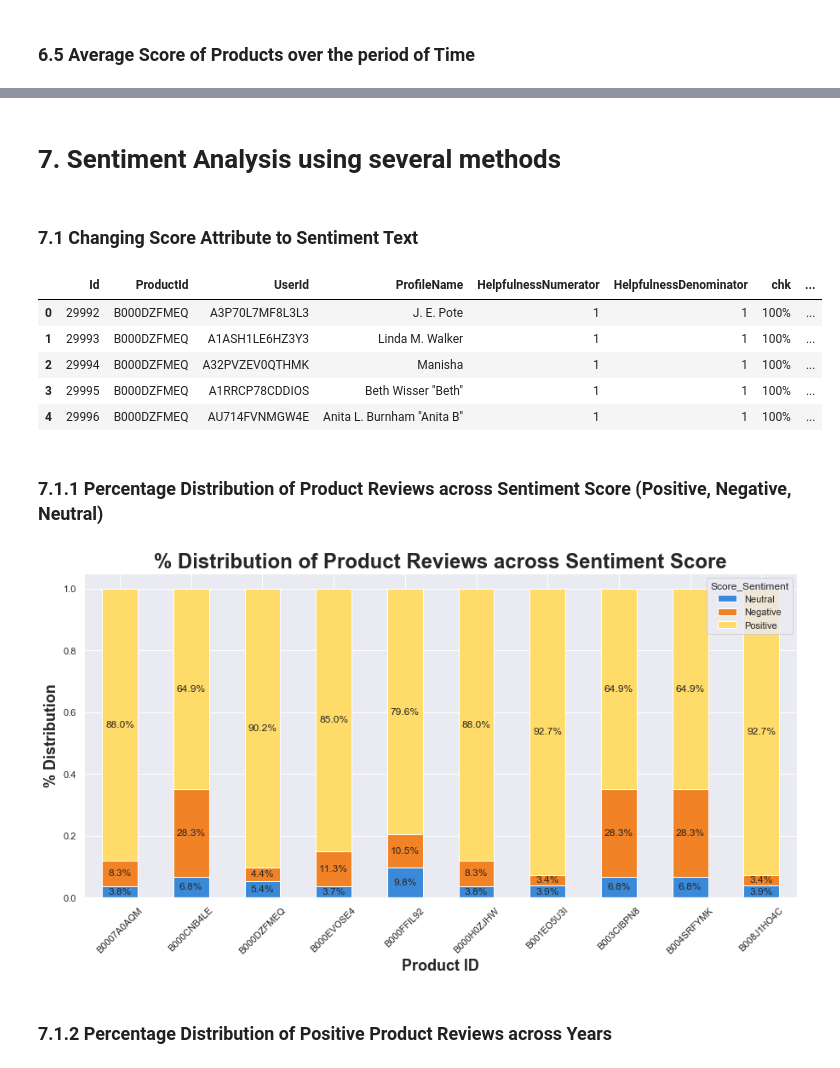
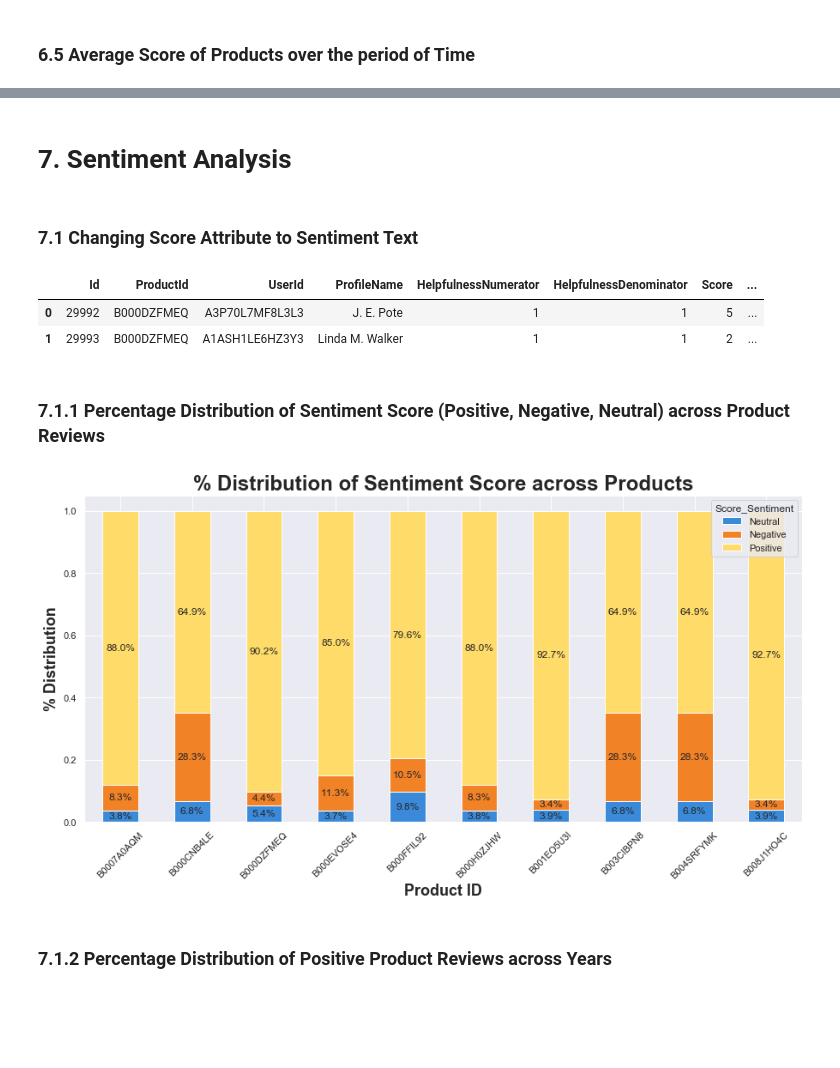
Before and after one commit to vibhutivadje/Text_Mining_Project, a Jupyter notebook: AmazonfoodReview_Analysis.ipynb, the cells around one changed output, grey strips where cells are left out. Cells and saved outputs as stored; diff of their text form; code cells hidden in the pictures; blank space fills up the shorter version.

```diff
--- a/AmazonfoodReview_Analysis.ipynb
+++ b/AmazonfoodReview_Analysis.ipynb
@@ -297,48 +271,45 @@ sns.heatmap(score_product_years,annot=True,cmap=cmap, fmt='.2g');
 ProdcutIds = ['B0007A0AQW','B000BRR8VQ','B000H0ZJIG','B000H1217M','B004SRH2B6']
 df_final = df_final[df_final.ProductId.isin(ProdcutIds)==False]
 # %% [markdown]
-# 7. Sentiment Analysis using several methods
+# 7. Sentiment Analysis
 # %% [markdown]
 ### 7.1 Changing Score Attribute to Sentiment Text
 # %%
 df_final.loc[df_final.Score>3,'Score_Sentiment'] = 'Positive'
 df_final.loc[df_final.Score==3,'Score_Sentiment'] = 'Neutral'
 df_final.loc[df_final.Score<3,'Score_Sentiment'] = 'Negative'
-df_final.head()
+df_final.head(2)
 # %% [output]
-|  | Id | ProductId | UserId | ProfileName | HelpfulnessNumerator | HelpfulnessDenominator | chk | ... |
-| 0 | 29992 | B000DZFMEQ | A3P70L7MF8L3L3 | J. E. Pote | 1 | 1 | 100% | ... |
-| 1 | 29993 | B000DZFMEQ | A1ASH1LE6HZ3Y3 | Linda M. Walker | 1 | 1 | 100% | ... |
-| 2 | 29994 | B000DZFMEQ | A32PVZEV0QTHMK | Manisha | 1 | 1 | 100% | ... |
-| 3 | 29995 | B000DZFMEQ | A1RRCP78CDDIOS | Beth Wisser "Beth" | 1 | 1 | 100% | ... |
-| 4 | 29996 | B000DZFMEQ | AU714FVNMGW4E | Anita L. Burnham "Anita B" | 1 | 1 | 100% | ... |
+|  | Id | ProductId | UserId | ProfileName | HelpfulnessNumerator | HelpfulnessDenominator | Score | ... |
+| 0 | 29992 | B000DZFMEQ | A3P70L7MF8L3L3 | J. E. Pote | 1 | 1 | 5 | ... |
+| 1 | 29993 | B000DZFMEQ | A1ASH1LE6HZ3Y3 | Linda M. Walker | 1 | 1 | 2 | ... |
 # %% [markdown]
-### 7.1.1 Percentage Distribution of Product Reviews across Sentiment Score (Positive, Negative, Neutral)
+### 7.1.1 Percentage Distribution of Sentiment Score (Positive, Negative, Neutral) across Product Reviews
 # %%
 product_scoresentiment = pd.crosstab(df_final['ProductId'],df_final['Score_Sentiment'])
 product_scoresentiment["Total"] = product_scoresentiment.sum(axis = 1)
 
 # From raw value to percentage
 Negative = [i / j for i,j in zip(product_scoresentiment.Negative, product_scoresentiment.Total)]
 Positive = [i / j for i,j in zip(product_scoresentiment.Positive, product_scoresentiment.Total)]
 Neutral = [i / j for i,j in zip(product_scoresentiment.Neutral, product_scoresentiment.Total)]
 
 product_scoresentiment["Neutral"] = Neutral
 product_scoresentiment["Negative"] = Negative
 product_scoresentiment["Positive"] = Positive
 
 # Plot graph
 bar_plot = product_scoresentiment[["Neutral","Negative", "Positive"]].plot(kind='bar', stacked=True, title ="Products & Reviews Distribution", figsize=(15, 7), legend=True, color=['#3b8ad9','#f18226','#ffdb69'])
 plt.ticklabel_format(style='plain', axis='y',useOffset=False)
 plt.xticks(rotation=45)
-plt.title('% Distribution of Product Reviews across Sentiment Score',fontsize=24, y=1, weight = 'bold')
+plt.title('% Distribution of Sentiment Score across Products',fontsize=24, y=1, weight = 'bold')
 for p in bar_plot.patches:
     bar_plot.annotate(str(format(p.get_height(), '.1%')), (p.get_x() + p.get_width() / 2, p.get_y() + p.get_height() / 2), ha = 'center', va = 'center')
 plt.ylabel('% Distribution',fontsize=18, weight = 'bold')
 plt.xlabel('Product ID',fontsize=18, weight = 'bold')
 plt.show();
 # %% [output]
-[figure, old version]
+[figure, new version]
 # %%
 product_review_year_groupby = df_final.groupby(['ProductId','Score_Sentiment','Year']).count()['Id'].reset_index()
 product_pos_review_groupby = product_review_year_groupby[product_review_year_groupby['Score_Sentiment']=='Positive']
```
Also changed, not shown: parts of 53 cells of this notebook, 1 other file.
